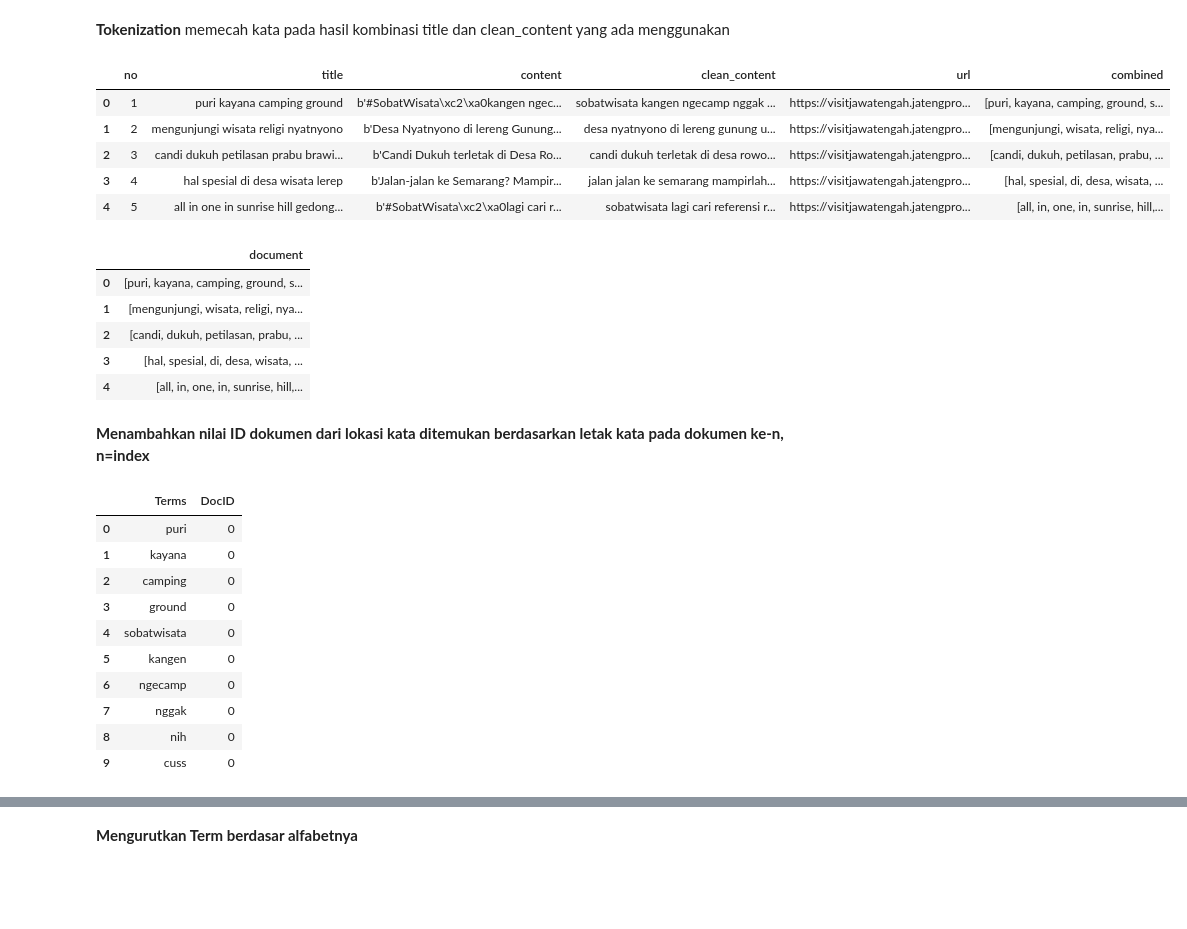
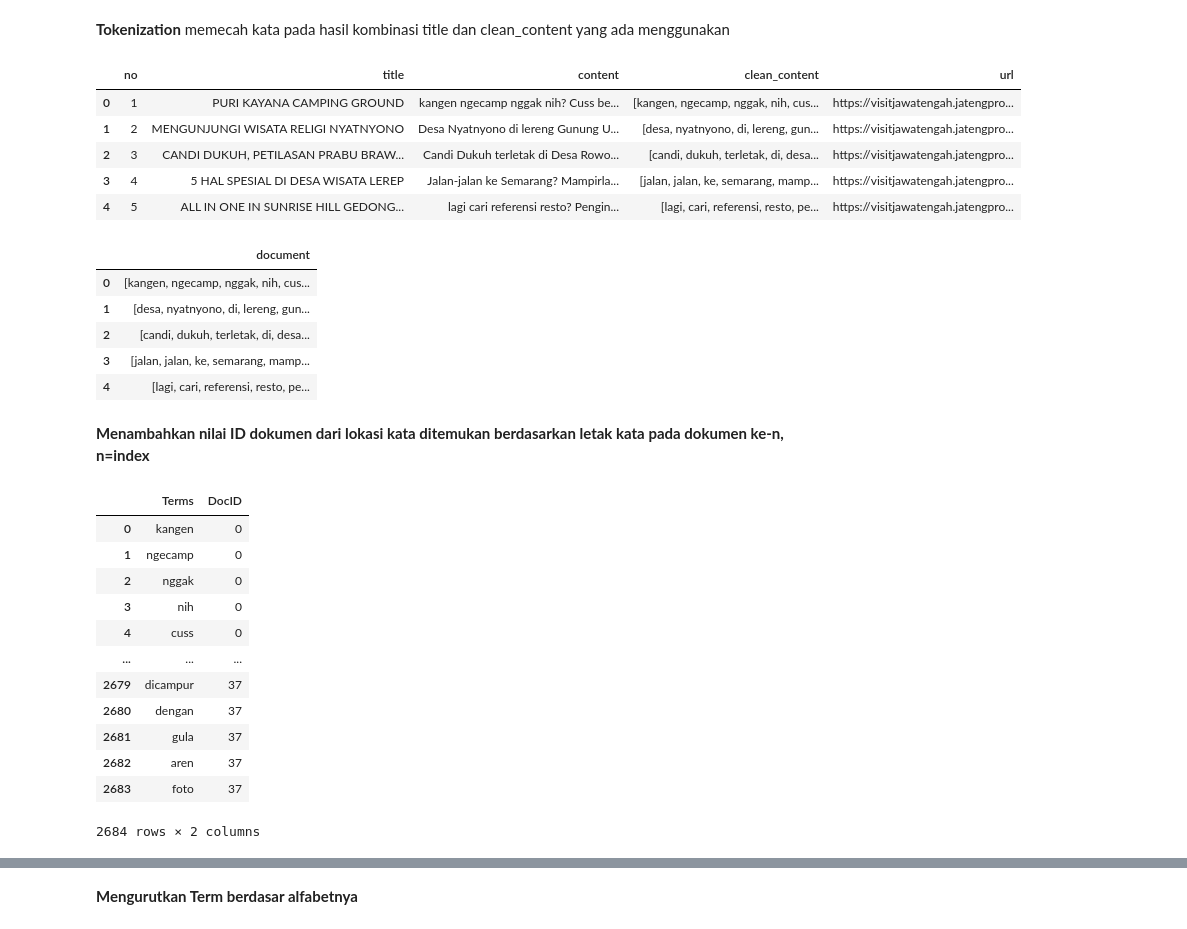
Before and after one commit to lenocahya/ir_wisata_semarang, a Jupyter notebook: index.ipynb, the cells around one changed output, grey strips where cells are left out. Cells and saved outputs as stored; diff of their text form; code cells hidden in the pictures; blank space fills up the shorter version.

```diff
--- a/index.ipynb
+++ b/index.ipynb
@@ -23,7 +23,7 @@ df.head()
 # %% [markdown]
 **Menggabungkan title dan clean_content dalam 1 kolom**
 # %%
-df['combined']=df['title']+' '+df['clean_content']
+# df['combined']=df['title']+' '+df['clean_content']
 # %% [markdown]
 **Menampilkan kata-kata yang ada, lokasi kata, dan jumlah kata pada tiap dokumen, menggunakan *CountVectoriser***
 # %%
@@ -67,31 +67,31 @@ adrenalin            2
 # %%
 df_parse = df.copy()
 
-cols = ["combined"]
+cols = ["clean_content"]
 for col in cols:
   df_parse[col] = df_parse[col].str.split()
 
 df_parse.head()
 # %% [output]
-|  | no | title | content | clean_content | url | combined |
-| 0 | 1 | puri kayana camping ground | b'#SobatWisata\xc2\xa0kangen ngec... | sobatwisata kangen ngecamp nggak ... | https://visitjawatengah.jatengpro... | [puri, kayana, camping, ground, s... |
-| 1 | 2 | mengunjungi wisata religi nyatnyono | b'Desa Nyatnyono di lereng Gunung... | desa nyatnyono di lereng gunung u... | https://visitjawatengah.jatengpro... | [mengunjungi, wisata, religi, nya... |
-| 2 | 3 | candi dukuh petilasan prabu brawi... | b'Candi Dukuh terletak di Desa Ro... | candi dukuh terletak di desa rowo... | https://visitjawatengah.jatengpro... | [candi, dukuh, petilasan, prabu, ... |
-| 3 | 4 | hal spesial di desa wisata lerep | b'Jalan-jalan ke Semarang? Mampir... | jalan jalan ke semarang mampirlah... | https://visitjawatengah.jatengpro... | [hal, spesial, di, desa, wisata, ... |
-| 4 | 5 | all in one in sunrise hill gedong... | b'#SobatWisata\xc2\xa0lagi cari r... | sobatwisata lagi cari referensi r... | https://visitjawatengah.jatengpro... | [all, in, one, in, sunrise, hill,... |
+|  | no | title | content | clean_content | url |
+| 0 | 1 | PURI KAYANA CAMPING GROUND | kangen ngecamp nggak nih? Cuss be... | [kangen, ngecamp, nggak, nih, cus... | https://visitjawatengah.jatengpro... |
+| 1 | 2 | MENGUNJUNGI WISATA RELIGI NYATNYONO | Desa Nyatnyono di lereng Gunung U... | [desa, nyatnyono, di, lereng, gun... | https://visitjawatengah.jatengpro... |
+| 2 | 3 | CANDI DUKUH, PETILASAN PRABU BRAW... | Candi Dukuh terletak di Desa Rowo... | [candi, dukuh, terletak, di, desa... | https://visitjawatengah.jatengpro... |
+| 3 | 4 | 5 HAL SPESIAL DI DESA WISATA LEREP | Jalan-jalan ke Semarang? Mampirla... | [jalan, jalan, ke, semarang, mamp... | https://visitjawatengah.jatengpro... |
+| 4 | 5 | ALL IN ONE IN SUNRISE HILL GEDONG... | lagi cari referensi resto? Pengin... | [lagi, cari, referensi, resto, pe... | https://visitjawatengah.jatengpro... |
 # %%
-# Memasukkan tokenisasi ke dalam df_combined
-df_combined = pd.DataFrame(columns = ["document"])
-df_combined["document"] = df_parse['combined']
+# Memasukkan tokenisasi ke dalam df_doc
+df_doc = pd.DataFrame(columns = ["document"])
+df_doc["document"] = df_parse['clean_content']
 
-df_combined.head()
+df_doc.head()
 # %% [output]
 |  | document |
-| 0 | [puri, kayana, camping, ground, s... |
-| 1 | [mengunjungi, wisata, religi, nya... |
-| 2 | [candi, dukuh, petilasan, prabu, ... |
-| 3 | [hal, spesial, di, desa, wisata, ... |
-| 4 | [all, in, one, in, sunrise, hill,... |
+| 0 | [kangen, ngecamp, nggak, nih, cus... |
+| 1 | [desa, nyatnyono, di, lereng, gun... |
+| 2 | [candi, dukuh, terletak, di, desa... |
+| 3 | [jalan, jalan, ke, semarang, mamp... |
+| 4 | [lagi, cari, referensi, resto, pe... |
 # %% [markdown]
 **Menambahkan nilai ID dokumen dari lokasi kata ditemukan berdasarkan letak kata pada dokumen ke-n, n=index**
 # %%
@@ -104,19 +104,21 @@ for index in range(size):
     for item in row:
         df_term = df_term.append({"Terms":item,"DocID":index}, ignore_index=True)
 # %%
-df_term.head(10)
+df_term
 # %% [output]
 |  | Terms | DocID |
-| 0 | puri | 0 |
-| 1 | kayana | 0 |
-| 2 | camping | 0 |
-| 3 | ground | 0 |
-| 4 | sobatwisata | 0 |
-| 5 | kangen | 0 |
-| 6 | ngecamp | 0 |
-| 7 | nggak | 0 |
-| 8 | nih | 0 |
-| 9 | cuss | 0 |
+| 0 | kangen | 0 |
+| 1 | ngecamp | 0 |
+| 2 | nggak | 0 |
+| 3 | nih | 0 |
+| 4 | cuss | 0 |
+| ... | ... | ... |
+| 2679 | dicampur | 37 |
+| 2680 | dengan | 37 |
+| 2681 | gula | 37 |
+| 2682 | aren | 37 |
+| 2683 | foto | 37 |
+2684 rows × 2 columns
 # %%
 df_term.shape
 # %% [output]
```
Also changed, not shown: parts of 8 cells of this notebook, 5 other files.
